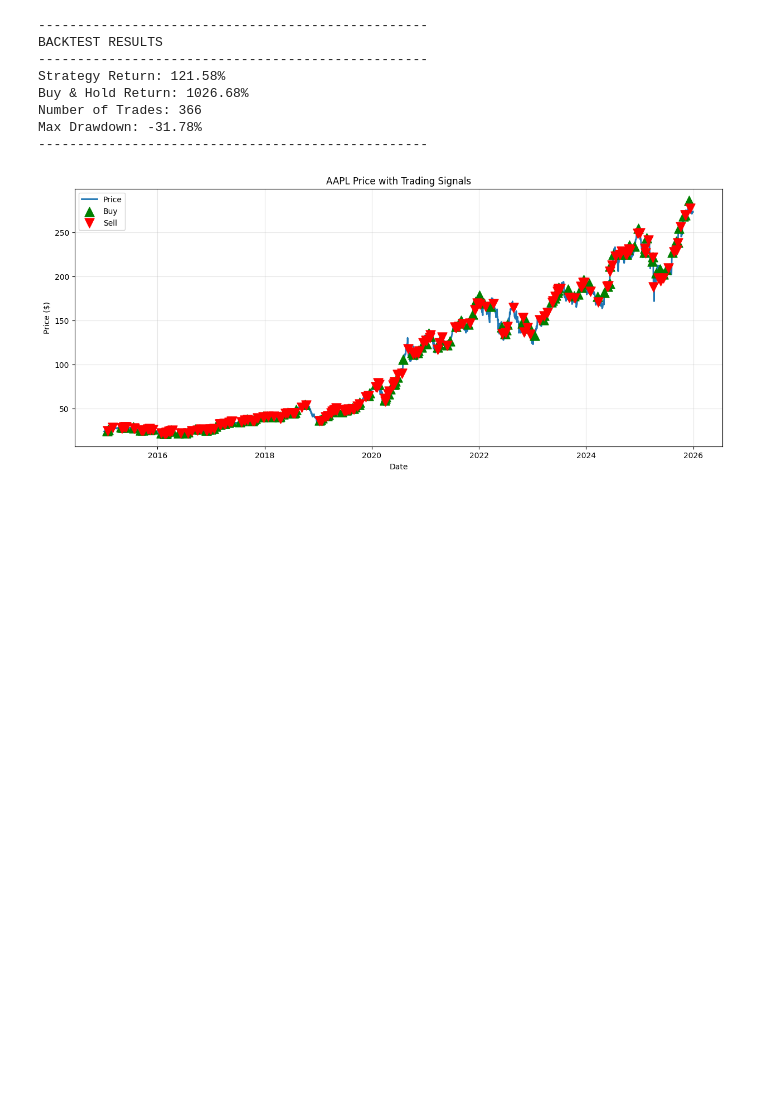
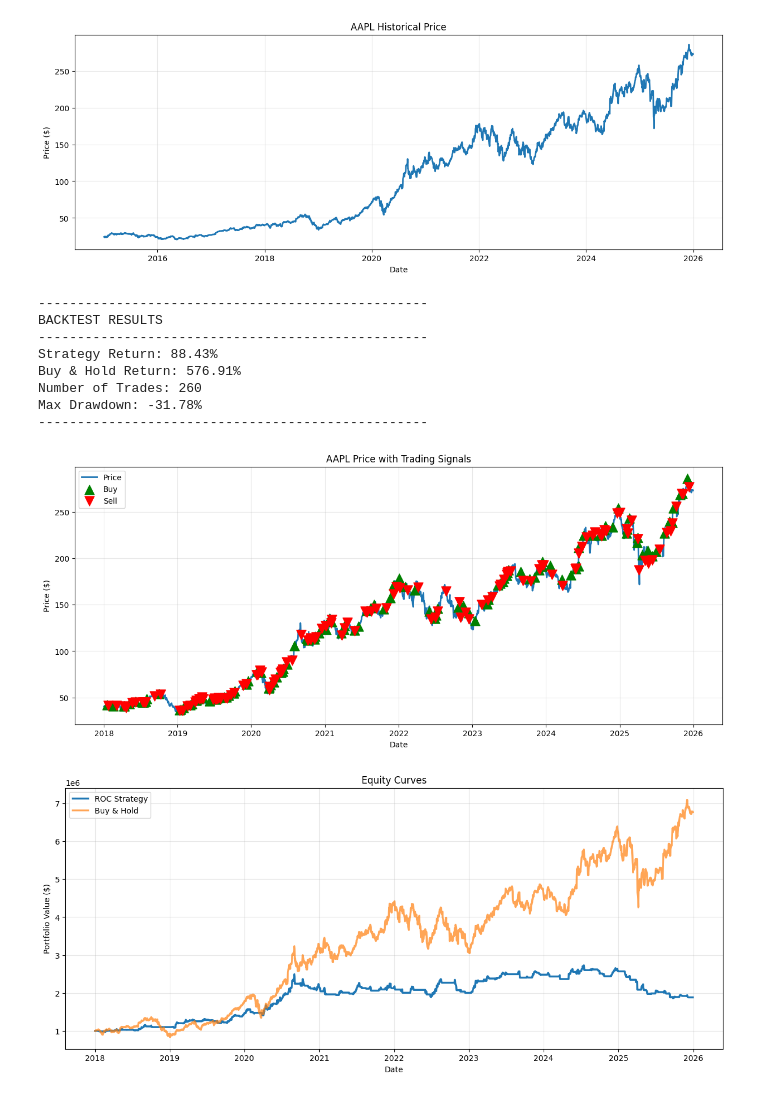
Before and after one commit to sivapira/Momentum_Trading_Project_FM, a Jupyter notebook: rateofchangeusingbacktest.ipynb, the cells around one changed output. Drawn from its saved outputs; the diff is of its cells as text; code cells hidden in the pictures; blank space fills up the shorter version.

Commit message:
Added Equity and  Price History Charts

```diff
--- a/rateofchangeusingbacktest.ipynb
+++ b/rateofchangeusingbacktest.ipynb
@@ -1,10 +1,18 @@
 # %%
 
-#import yfinance as yf - dont need causse backtest_function already has it
+import yfinance as yf
 import pandas as pd
 import matplotlib.pyplot as plt
 from backtest_function import run_backtest
-
+# print quick price chart for appl
+initial_data = yf.download('AAPL', start='2015-01-01', end='2025-12-31', progress=False)
+plt.figure(figsize=(15, 5))
+plt.plot(initial_data.index, initial_data['Close'], linewidth=2)
+plt.title('AAPL Historical Price')
+plt.xlabel('Date')
+plt.ylabel('Price ($)')
+plt.grid(alpha=0.3)
+plt.show()
 #create roc strategy function
 def roc_strategy(prices: pd.Series, data: pd.DataFrame, params: dict) -> pd.Series:
     "Generate ROC signals: 1 = long, 0 = cash"
@@ -20,7 +28,7 @@ params = {'roc_n': 10, 'roc_threshold': 3.0} # dictionary of parameters to pass
 
 trade_result = run_backtest(
     ticker='AAPL',
-    start='2015-01-01', # can change these as well
+    start='2018-01-01', # can change these as well
     end='2025-12-31',
     strategy_fn=roc_strategy, #use strat function just created to decide when to be long or in cash
     strategy_params=params
@@ -31,40 +39,55 @@ total_return = (trade_result.results['ending_value_strategy'] / trade_result.res
 buyhold_return = (trade_result.results['ending_value_buyhold'] / trade_result.results['initial_capital'] - 1) * 100
 num_trades = int(trade_result.results['trades'])
 #just fetching the relevant metrics from the backtest results to print out in a nice format
 
 print("\n" + "-"*50)
 print("BACKTEST RESULTS")
 print("-"*50)
 print(f"Strategy Return: {total_return:.2f}%")
 print(f"Buy & Hold Return: {buyhold_return:.2f}%")
 print(f"Number of Trades: {num_trades}")
 print(f"Max Drawdown: {trade_result.results['max_drawdown_strategy']*100:.2f}%")
 print("-"*50)
 
 # Price Signals Plot
-buy = result.position.diff() == 1
+buy = trade_result.position.diff() == 1
 sell = trade_result.position.diff() == -1
 
 plt.figure(figsize=(15, 6))
 plt.plot(trade_result.prices.index, trade_result.prices, label='Price', linewidth=2)
 plt.scatter(trade_result.prices[buy].index, trade_result.prices[buy],
            marker='^', color='green', s=150, label='Buy', zorder=5)
 plt.scatter(trade_result.prices[sell].index, trade_result.prices[sell],
            marker='v', color='red', s=150, label='Sell', zorder=5)
 #formatted more
 plt.title('AAPL Price with Trading Signals')
 plt.xlabel('Date')
 plt.ylabel('Price ($)')
 plt.legend()
 plt.grid(alpha=0.3)
 plt.show()
+
+# equity chart
+plt.figure(figsize=(15, 6))
+plt.plot(trade_result.equity_strategy.index, trade_result.equity_strategy,
+         label='ROC Strategy', linewidth=2.5)
+plt.plot(trade_result.equity_buyhold.index, trade_result.equity_buyhold,
+         label='Buy & Hold', linewidth=2.5, alpha=0.7)
+plt.title('Equity Curves')
+plt.xlabel('Date')
+plt.ylabel('Portfolio Value ($)')
+plt.legend()
+plt.grid(alpha=0.3)
+plt.show()
 # %% [output]
+[figure, new version]
 --------------------------------------------------
 BACKTEST RESULTS
 --------------------------------------------------
-Strategy Return: 121.58%
-Buy & Hold Return: 1026.68%
-Number of Trades: 366
+Strategy Return: 88.43%
+Buy & Hold Return: 576.91%
+Number of Trades: 260
 Max Drawdown: -31.78%
 --------------------------------------------------
-[figure, old version]
+[figure, added]
+[figure, added]
```
